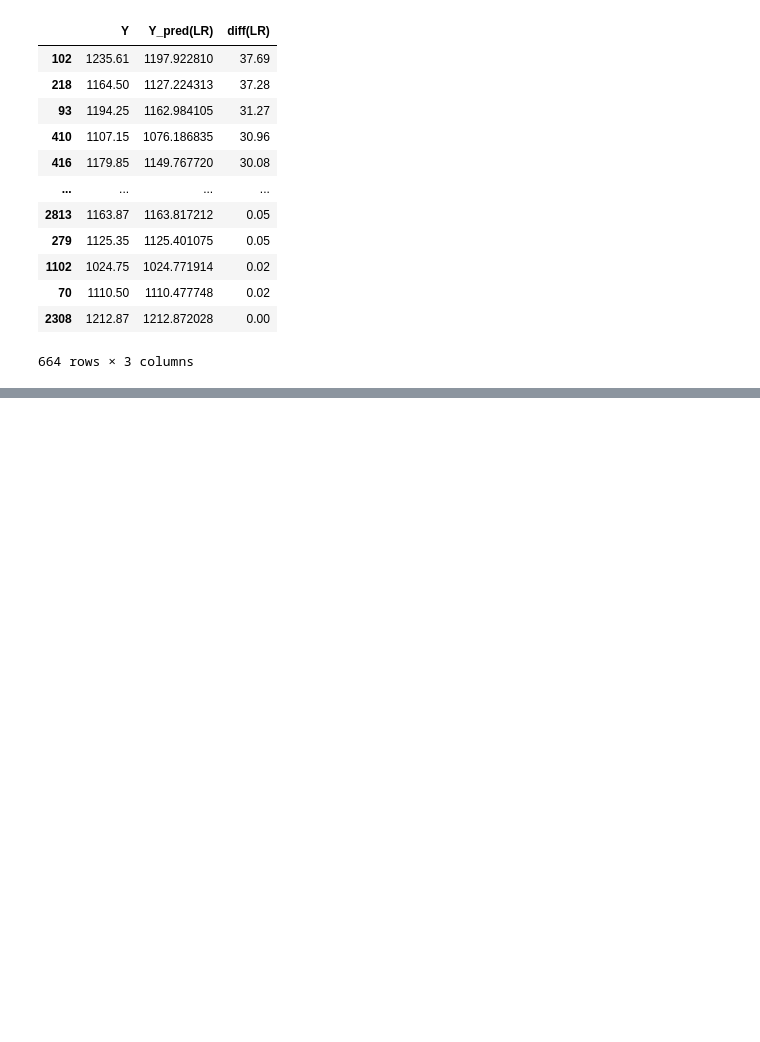
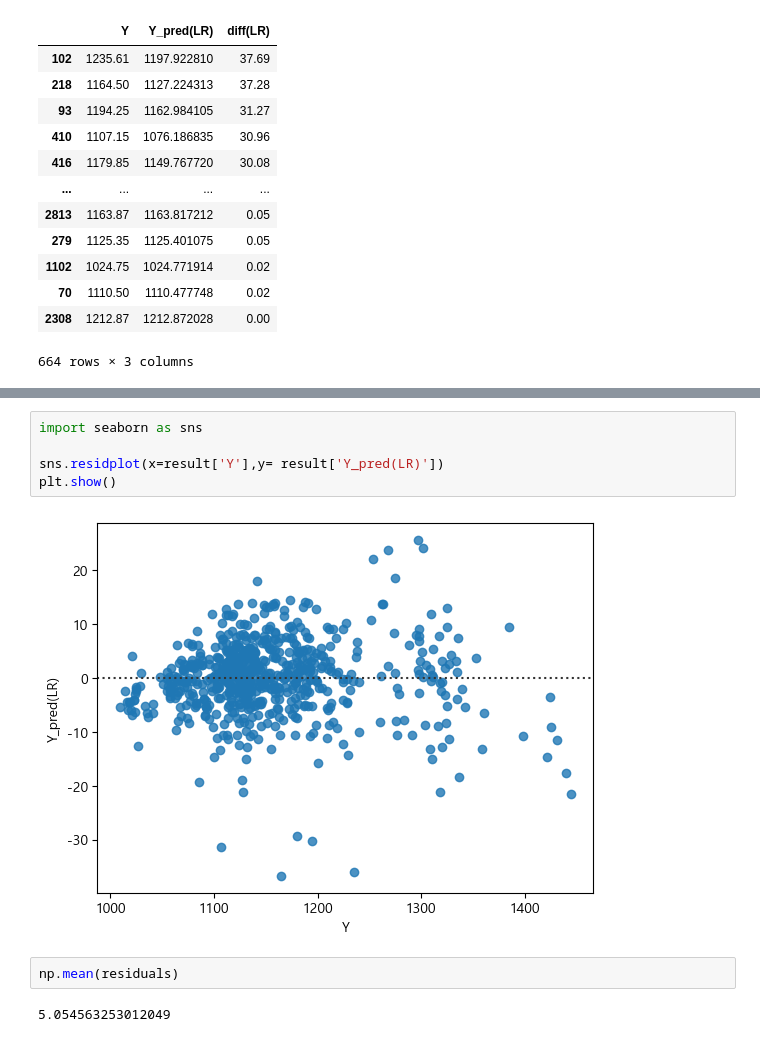
Before and after one commit to Jay-hook/mine, a Jupyter notebook: final_5th.ipynb, the cells around one changed output, grey strips where cells are left out. Saved outputs shown, nothing was run; the diff lists cells and outputs as text; blank space fills up the shorter version.

```diff
--- a/final_5th.ipynb
+++ b/final_5th.ipynb
@@ -96,0 +135,11 @@ result.sort_values(by=['diff(LR)'], ascending=False)
+# %%
+import seaborn as sns
+
+sns.residplot(x=result['Y'],y= result['Y_pred(LR)'])
+plt.show()
+# %% [output]
+[figure, added]
+# %%
+np.mean(residuals)
+# %% [output]
+5.054563253012049
```
Also changed, not shown: parts of 17 cells of this notebook, 28 other files.
